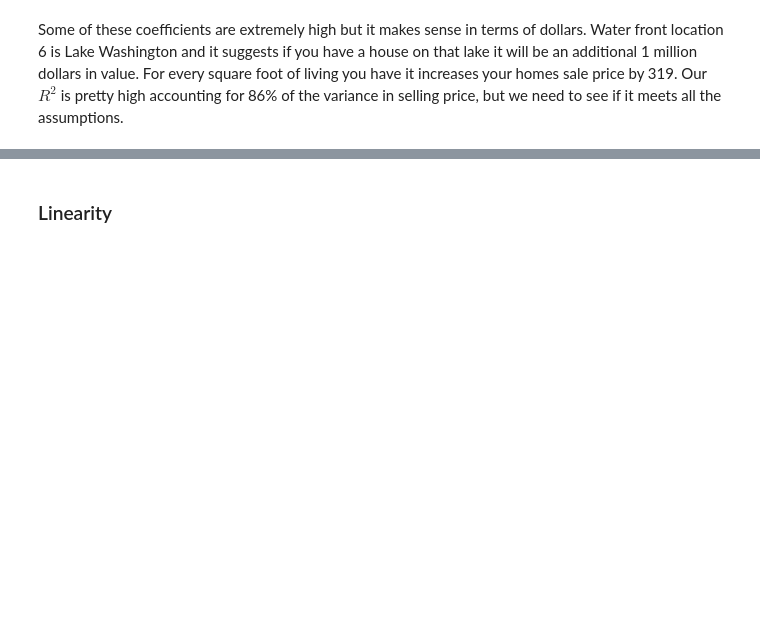
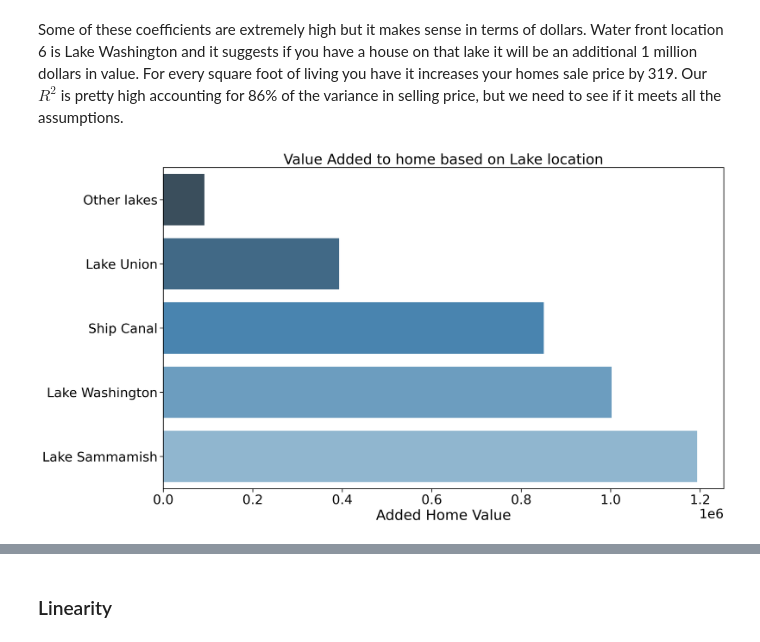
Before and after one commit to howen7/KingHousing, a Jupyter notebook: notebooks/report/finalnotebook.ipynb, the cells around one changed output, grey strips where cells are left out. Drawn from its saved outputs; the diff is of its cells as text; code cells hidden in the pictures; blank space fills up the shorter version.

```diff
--- a/notebooks/report/finalnotebook.ipynb
+++ b/notebooks/report/finalnotebook.ipynb
@@ -107,0 +112,4 @@ Some of these coefficients are extremely high but it makes sense in terms of dol
+# %%
+Image(filename = "Figures/waterlocation.png", width = 1000, height = 500)
+# %% [output]
+[figure, added]
```
Also changed, not shown: parts of 7 cells of this notebook, 2 other files.
